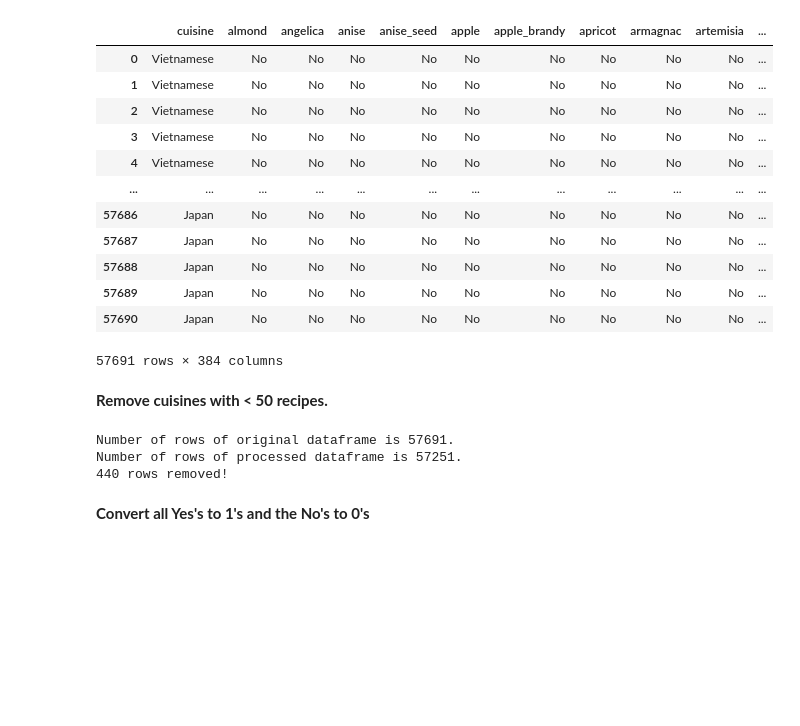
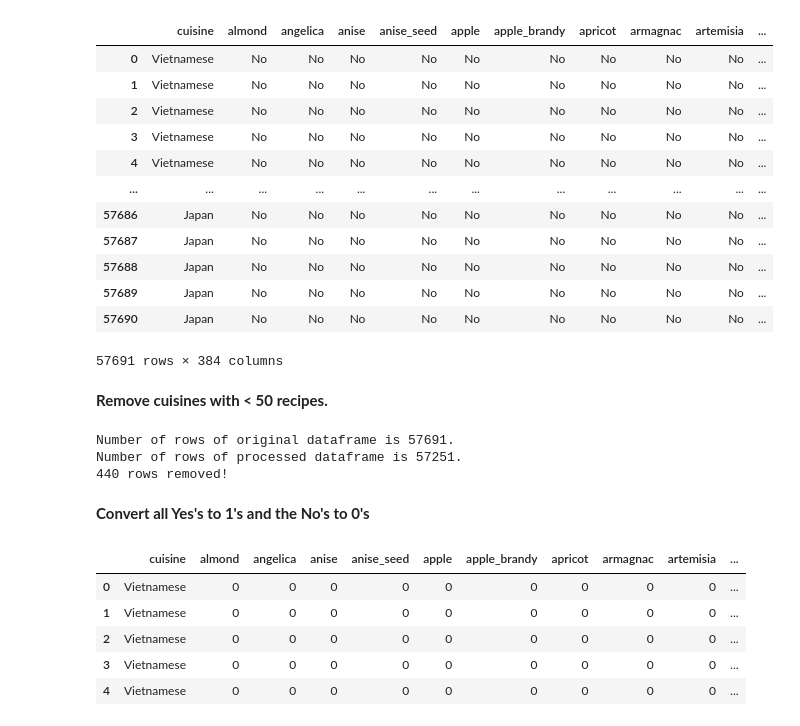
Before and after one commit to Leo-Zubiri/DataUnderstandingPreparation, a Jupyter notebook: DataUnderstandingPreparation.ipynb, the cells around one changed output. Saved outputs shown, nothing was run; the diff lists cells and outputs as text; code cells hidden in the pictures; blank space fills up the shorter version.

```diff
--- a/DataUnderstandingPreparation.ipynb
+++ b/DataUnderstandingPreparation.ipynb
@@ -136,3 +163,12 @@ Number of rows of processed dataframe is 57251.
 # %%
 recipes = recipes.replace(to_replace="Yes", value=1)
 recipes = recipes.replace(to_replace="No", value=0)
+# %%
+recipes.head()
+# %% [output]
+|  | cuisine | almond | angelica | anise | anise_seed | apple | apple_brandy | apricot | armagnac | artemisia | ... |
+| 0 | Vietnamese | 0 | 0 | 0 | 0 | 0 | 0 | 0 | 0 | 0 | ... |
+| 1 | Vietnamese | 0 | 0 | 0 | 0 | 0 | 0 | 0 | 0 | 0 | ... |
+| 2 | Vietnamese | 0 | 0 | 0 | 0 | 0 | 0 | 0 | 0 | 0 | ... |
+| 3 | Vietnamese | 0 | 0 | 0 | 0 | 0 | 0 | 0 | 0 | 0 | ... |
+| 4 | Vietnamese | 0 | 0 | 0 | 0 | 0 | 0 | 0 | 0 | 0 | ... |
```
Also changed, not shown: parts of 21 cells of this notebook.
